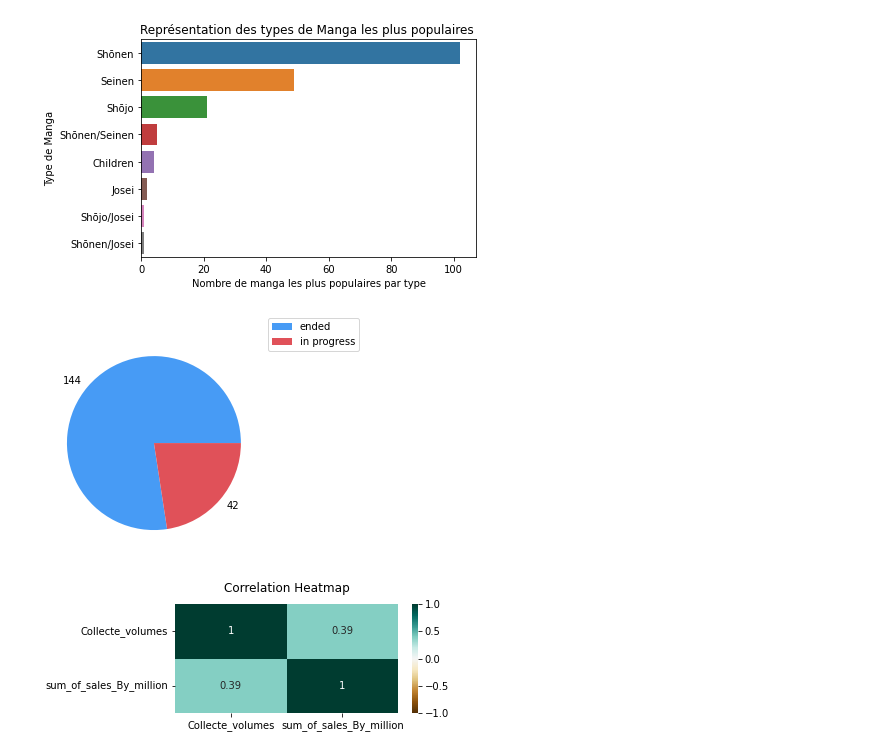
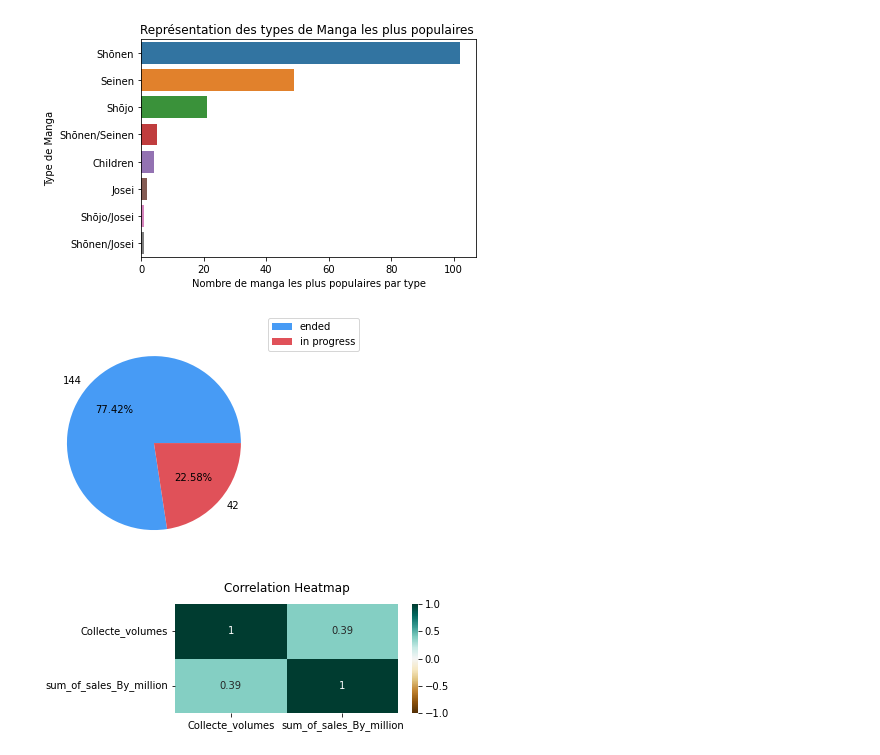
Before and after one commit to abdeljalilHajjaj/PandasTraining, a Jupyter notebook: PandasTraining.ipynb, the cells around one changed output. Drawn from its saved outputs; the diff is of its cells as text; code cells hidden in the pictures.

```diff
--- a/PandasTraining.ipynb
+++ b/PandasTraining.ipynb
@@ -97,12 +97,12 @@ plt.show()
 # %%
 colors = ['#479BF5', '#E05159']
 tr = table_final.groupby('statut')['MangaName'].count()
 tr.index
-plt.pie(tr,labels=tr,colors=colors)
+plt.pie(tr,labels=tr,colors=colors,autopct='%.2f%%')
 plt.legend(tr.index,loc='upper left',bbox_to_anchor=(1, 1.10))
 plt.show()
 # %% [output]
-[figure, old version]
+[figure, new version]
 # %%
 top_manga = table_final[:10]
 # %%
```
